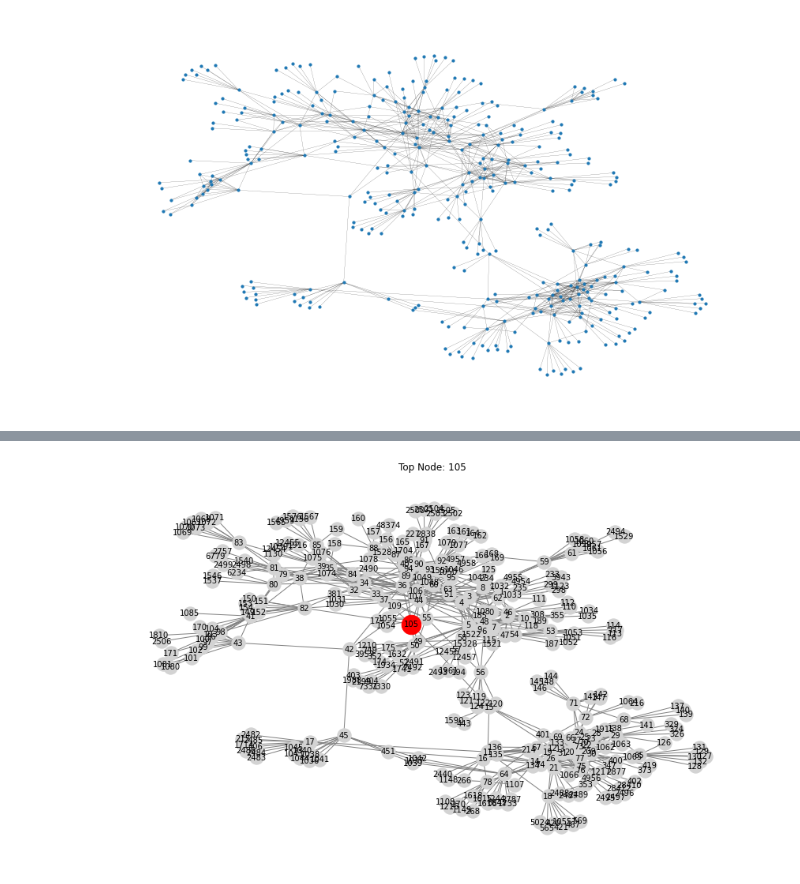
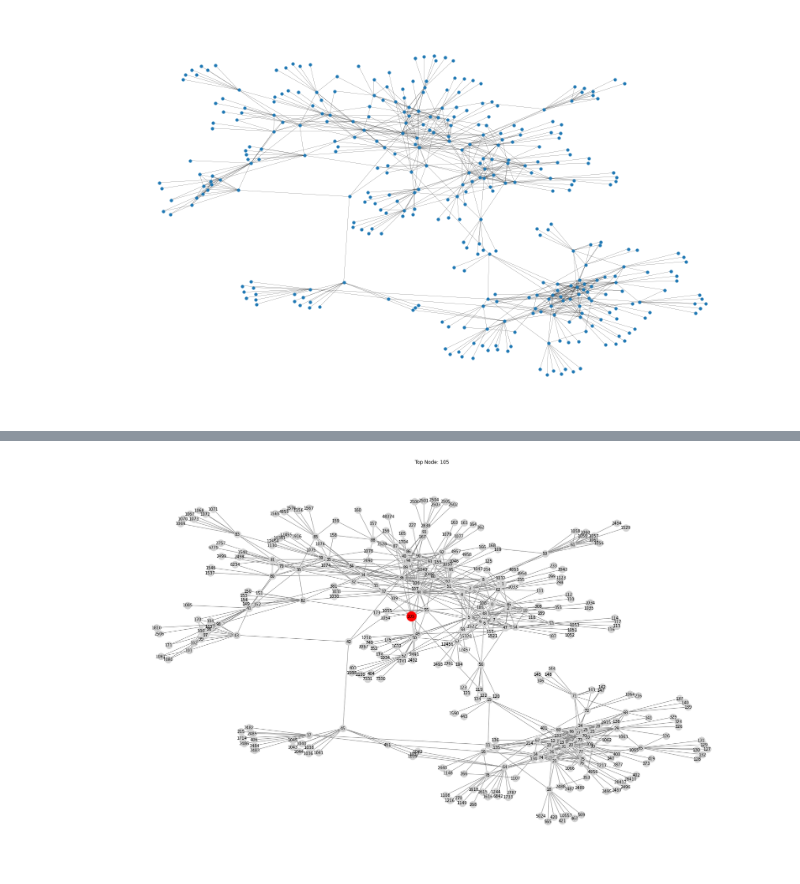
Before and after one commit to hellojohncruz/DATA-620, a Jupyter notebook: Graph Visualization/Graph Visualization.ipynb, the cells around one changed output, grey strips where cells are left out. Cells and saved outputs as stored; diff of their text form; code cells hidden in the pictures.

Commit message:
update code and image
Created screenshot of metadata example, plotted network and added centrality measures

```diff
--- a/Graph Visualization/Graph Visualization.ipynb
+++ b/Graph Visualization/Graph Visualization.ipynb
@@ -132,7 +141,5 @@ nx.draw_networkx(G, pos=nx.spring_layout(G, seed=123), ax=ax, **plot_options)
 # %%
-top_connections = max(dict(G.degree()).items(), key = lambda x : x[1])
-print(f"Top node (highest degree): {top_connections}")
-
-top_centrality = max(nx.betweenness_centrality(G), key=nx.betweenness_centrality(G).get)
-print(f"Top node (highest betweenness centrality): {top_centrality}")
+top_degree_centrality = max(nx.degree_centrality(G), key=nx.degree_centrality(G).get)
+print(f"Highest Degree Dentrality: {top_degree_centrality}")
+print("Number of Edges:", G.degree(44))
 # %% [output]
@@ -141,17 +196,17 @@ Top node (highest betweenness centrality): 105
 # %%
 # Set a seed for consistent layout
 pos = nx.spring_layout(G, seed=123)  # Ensure the same layout every time
 
 # Draw the graph
-fig, ax = plt.subplots(figsize=(15, 9))
+fig, ax = plt.subplots(figsize=(30, 18))
 ax.axis("off")
 
 nx.draw(G, pos, with_labels=True, node_color="lightgray", edge_color="gray", node_size=300, font_size=10)
 
 # Highlight the top node
 nx.draw_networkx_nodes(G, pos, nodelist=[top_centrality], node_color="red", node_size=600)
 
-plt.title(f"Top Node: {top_centrality}")
+plt.title(f"Top Node: {top_betweeness_centrality}")
 plt.show()
 # %% [output]
-[figure, old version]
+[figure, new version]
```
Also changed, not shown: parts of 14 cells of this notebook, 1 other file.
